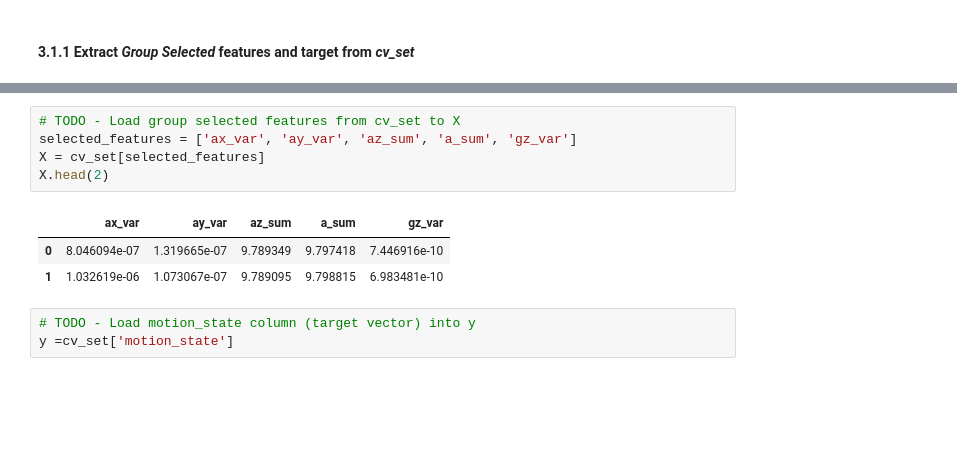
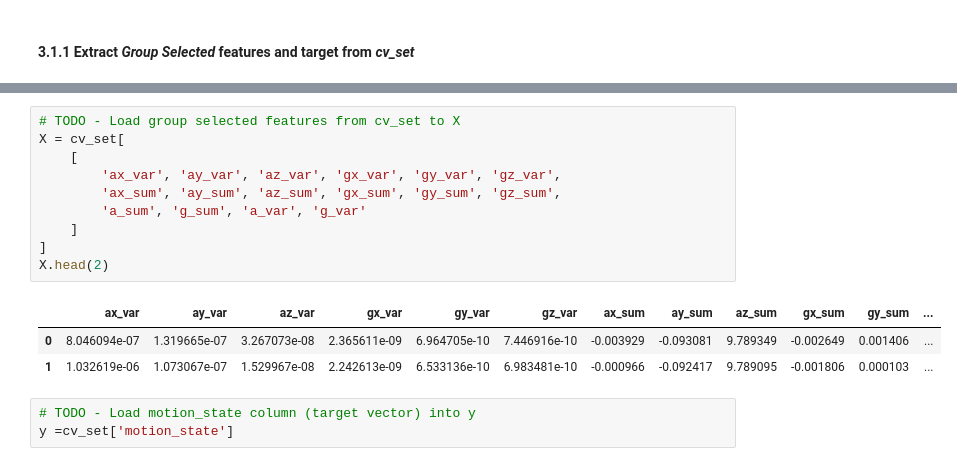
Before and after one commit to KushalDoshi17/engg680_2024_fall, a Jupyter notebook: Lab_Assignment4/Assignment 4.ipynb, the cells around one changed output, grey strips where cells are left out. Saved outputs shown, nothing was run; the diff lists cells and outputs as text; blank space fills up the shorter version.

```diff
--- a/Lab_Assignment4/Assignment 4.ipynb
+++ b/Lab_Assignment4/Assignment 4.ipynb
@@ -626,12 +643,17 @@ They are useful for understanding the overall movement trends in each direction,
 # %%
 # TODO - Load group selected features from cv_set to X
-selected_features = ['ax_var', 'ay_var', 'az_sum', 'a_sum', 'gz_var']
-X = cv_set[selected_features]
+X = cv_set[
+    [
+        'ax_var', 'ay_var', 'az_var', 'gx_var', 'gy_var', 'gz_var',
+        'ax_sum', 'ay_sum', 'az_sum', 'gx_sum', 'gy_sum', 'gz_sum',
+        'a_sum', 'g_sum', 'a_var', 'g_var'
+    ]
+]
 X.head(2)
 # %% [output]
-|  | ax_var | ay_var | az_sum | a_sum | gz_var |
-| 0 | 8.046094e-07 | 1.319665e-07 | 9.789349 | 9.797418 | 7.446916e-10 |
-| 1 | 1.032619e-06 | 1.073067e-07 | 9.789095 | 9.798815 | 6.983481e-10 |
+|  | ax_var | ay_var | az_var | gx_var | gy_var | gz_var | ax_sum | ay_sum | az_sum | gx_sum | gy_sum | ... |
+| 0 | 8.046094e-07 | 1.319665e-07 | 3.267073e-08 | 2.365611e-09 | 6.964705e-10 | 7.446916e-10 | -0.003929 | -0.093081 | 9.789349 | -0.002649 | 0.001406 | ... |
+| 1 | 1.032619e-06 | 1.073067e-07 | 1.529967e-08 | 2.242613e-09 | 6.533136e-10 | 6.983481e-10 | -0.000966 | -0.092417 | 9.789095 | -0.001806 | 0.000103 | ... |
 # %%
 # TODO - Load motion_state column (target vector) into y
 y =cv_set['motion_state']
```
Also changed, not shown: parts of 56 cells of this notebook.
